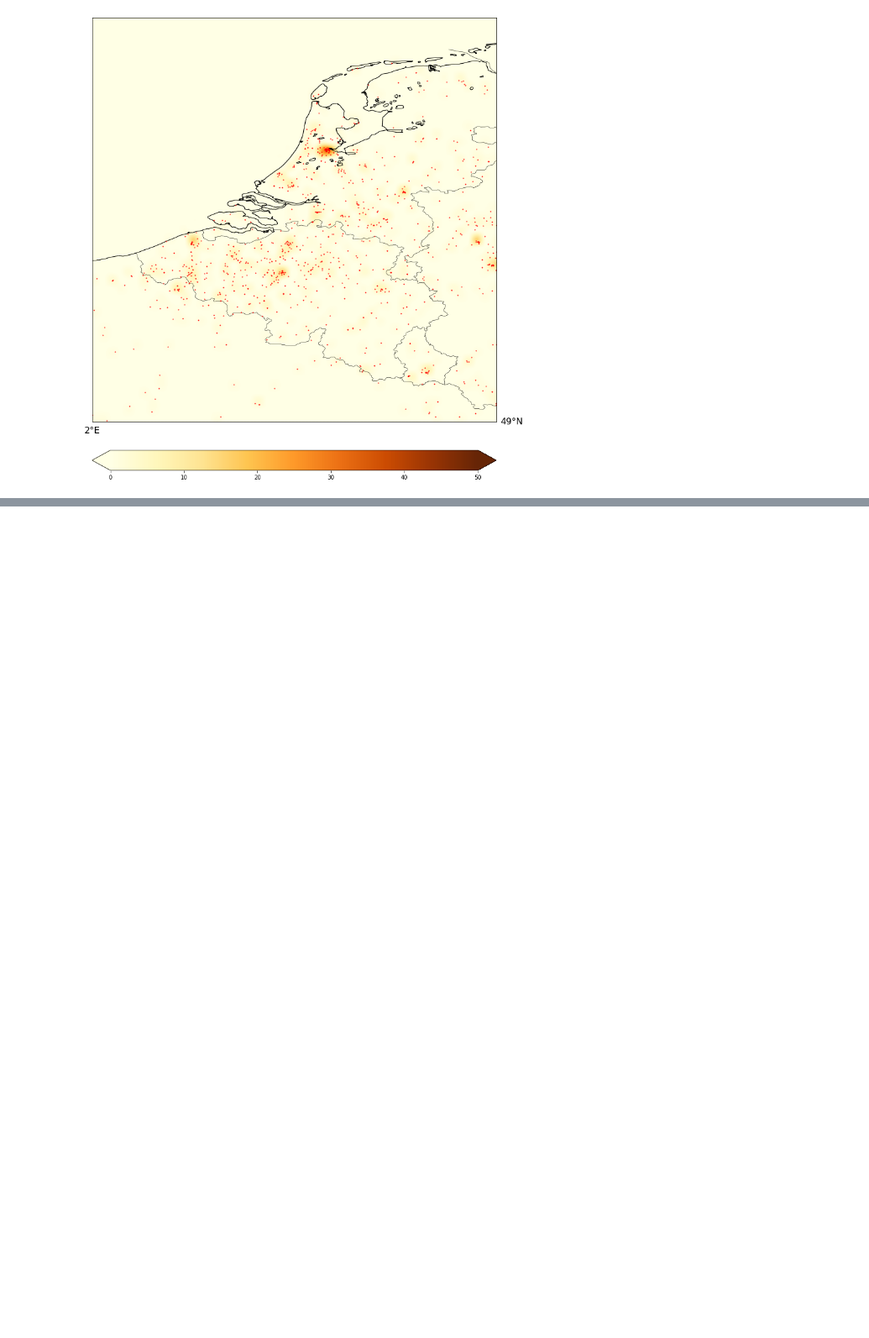
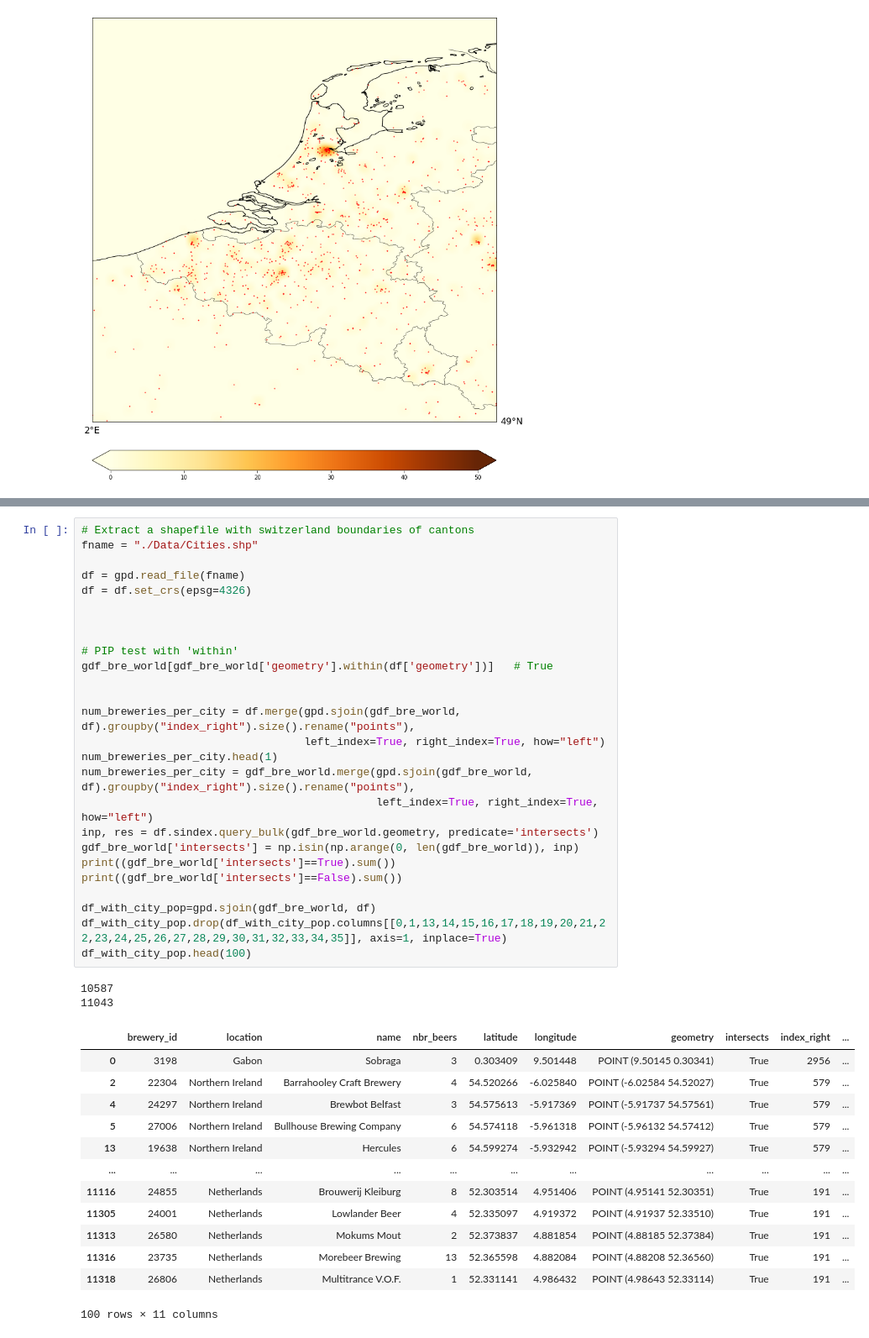
Before and after one commit to epfl-ada/ada-2022-project-sustainablepandas, a Jupyter notebook: dens_map.ipynb, the cells around one changed output, grey strips where cells are left out. Shown at 84% size. Saved outputs shown, nothing was run; the diff lists cells and outputs as text; blank space fills up the shorter version.

Commit message:
Add files via upload
Added if the brewery belongs to a city or not

```diff
--- a/dens_map.ipynb
+++ b/dens_map.ipynb
@@ -239,0 +259,42 @@ for lons, lats in zip(Lon, Lat):
+# %%
+# Extract a shapefile with switzerland boundaries of cantons
+fname = "./Data/Cities.shp"
+
+df = gpd.read_file(fname)
+df = df.set_crs(epsg=4326)
+
+
+
+# PIP test with 'within'
+gdf_bre_world[gdf_bre_world['geometry'].within(df['geometry'])]   # True
+
+
+num_breweries_per_city = df.merge(gpd.sjoin(gdf_bre_world, df).groupby("index_right").size().rename("points"),
+                                  left_index=True, right_index=True, how="left")
+num_breweries_per_city.head(1)
+num_breweries_per_city = gdf_bre_world.merge(gpd.sjoin(gdf_bre_world, df).groupby("index_right").size().rename("points"),
+                                             left_index=True, right_index=True, how="left")
+inp, res = df.sindex.query_bulk(gdf_bre_world.geometry, predicate='intersects')
+gdf_bre_world['intersects'] = np.isin(np.arange(0, len(gdf_bre_world)), inp)
+print((gdf_bre_world['intersects']==True).sum())
+print((gdf_bre_world['intersects']==False).sum())
+
+df_with_city_pop=gpd.sjoin(gdf_bre_world, df)
+df_with_city_pop.drop(df_with_city_pop.columns[[0,1,13,14,15,16,17,18,19,20,21,22,23,24,25,26,27,28,29,30,31,32,33,34,35]], axis=1, inplace=True)
+df_with_city_pop.head(100)
+# %% [output]
+10587
+11043
+|  | brewery_id | location | name | nbr_beers | latitude | longitude | geometry | intersects | index_right | ... |
+| 0 | 3198 | Gabon | Sobraga | 3 | 0.303409 | 9.501448 | POINT (9.50145 0.30341) | True | 2956 | ... |
+| 2 | 22304 | Northern Ireland | Barrahooley Craft Brewery | 4 | 54.520266 | -6.025840 | POINT (-6.02584 54.52027) | True | 579 | ... |
+| 4 | 24297 | Northern Ireland | Brewbot Belfast | 3 | 54.575613 | -5.917369 | POINT (-5.91737 54.57561) | True | 579 | ... |
+| 5 | 27006 | Northern Ireland | Bullhouse Brewing Company | 6 | 54.574118 | -5.961318 | POINT (-5.96132 54.57412) | True | 579 | ... |
+| 13 | 19638 | Northern Ireland | Hercules | 6 | 54.599274 | -5.932942 | POINT (-5.93294 54.59927) | True | 579 | ... |
+| ... | ... | ... | ... | ... | ... | ... | ... | ... | ... | ... |
+| 11116 | 24855 | Netherlands | Brouwerij Kleiburg | 8 | 52.303514 | 4.951406 | POINT (4.95141 52.30351) | True | 191 | ... |
+| 11305 | 24001 | Netherlands | Lowlander Beer | 4 | 52.335097 | 4.919372 | POINT (4.91937 52.33510) | True | 191 | ... |
+| 11313 | 26580 | Netherlands | Mokums Mout | 2 | 52.373837 | 4.881854 | POINT (4.88185 52.37384) | True | 191 | ... |
+| 11316 | 23735 | Netherlands | Morebeer Brewing | 13 | 52.365598 | 4.882084 | POINT (4.88208 52.36560) | True | 191 | ... |
+| 11318 | 26806 | Netherlands | Multitrance V.O.F. | 1 | 52.331141 | 4.986432 | POINT (4.98643 52.33114) | True | 191 | ... |
+100 rows × 11 columns
```
Also changed, not shown: parts of 8 cells of this notebook.
